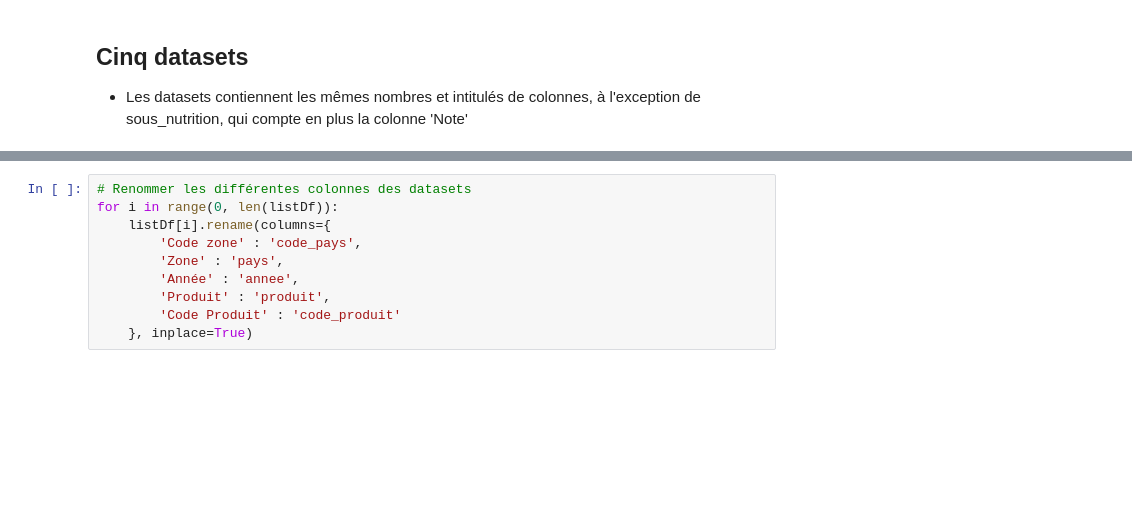
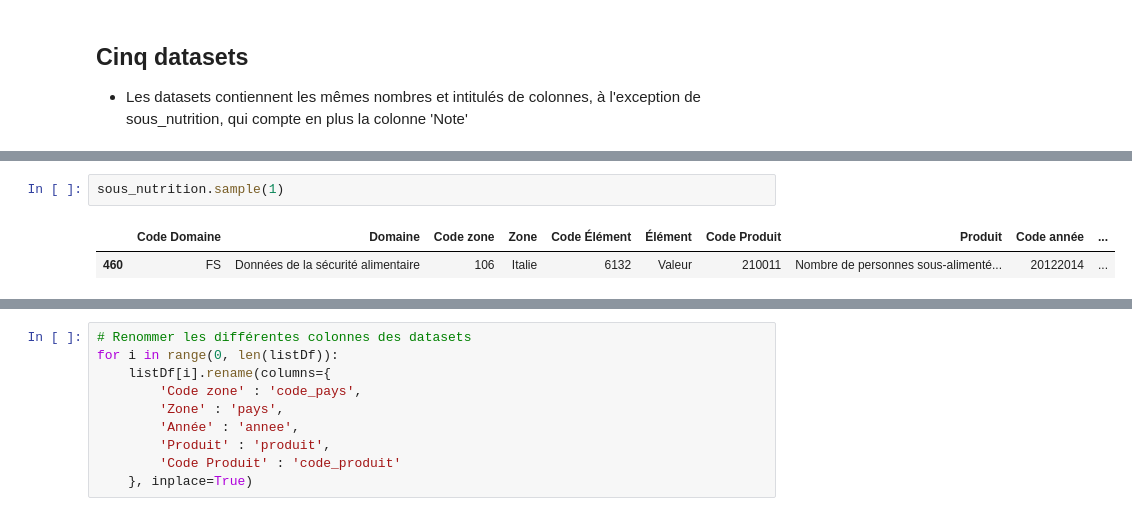
Before and after one commit to gllmfrnr/oc-da, a Jupyter notebook: p3/p3.ipynb, the cells around one changed output, grey strips where cells are left out. Cells and saved outputs as stored; diff of their text form; blank space fills up the shorter version.

```diff
--- a/p3/p3.ipynb
+++ b/p3/p3.ipynb
@@ -121,0 +127,5 @@ def pk(df,col): # Ne pas oublier les guillemets en déclarant le paramètre col
+# %%
+sous_nutrition.sample(1)
+# %% [output]
+|  | Code Domaine | Domaine | Code zone | Zone | Code Élément | Élément | Code Produit | Produit | Code année | ... |
+| 460 | FS | Données de la sécurité alimentaire | 106 | Italie | 6132 | Valeur | 210011 | Nombre de personnes sous-alimenté... | 20122014 | ... |
```
Also changed, not shown: parts of 17 cells of this notebook.
